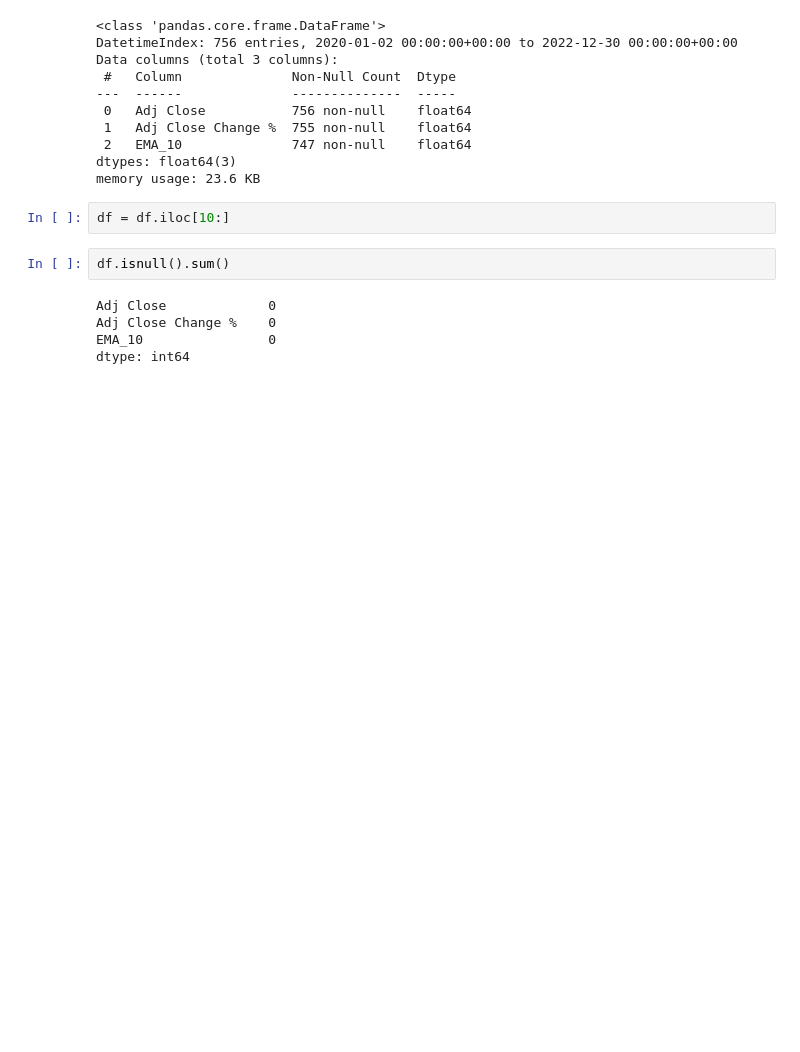
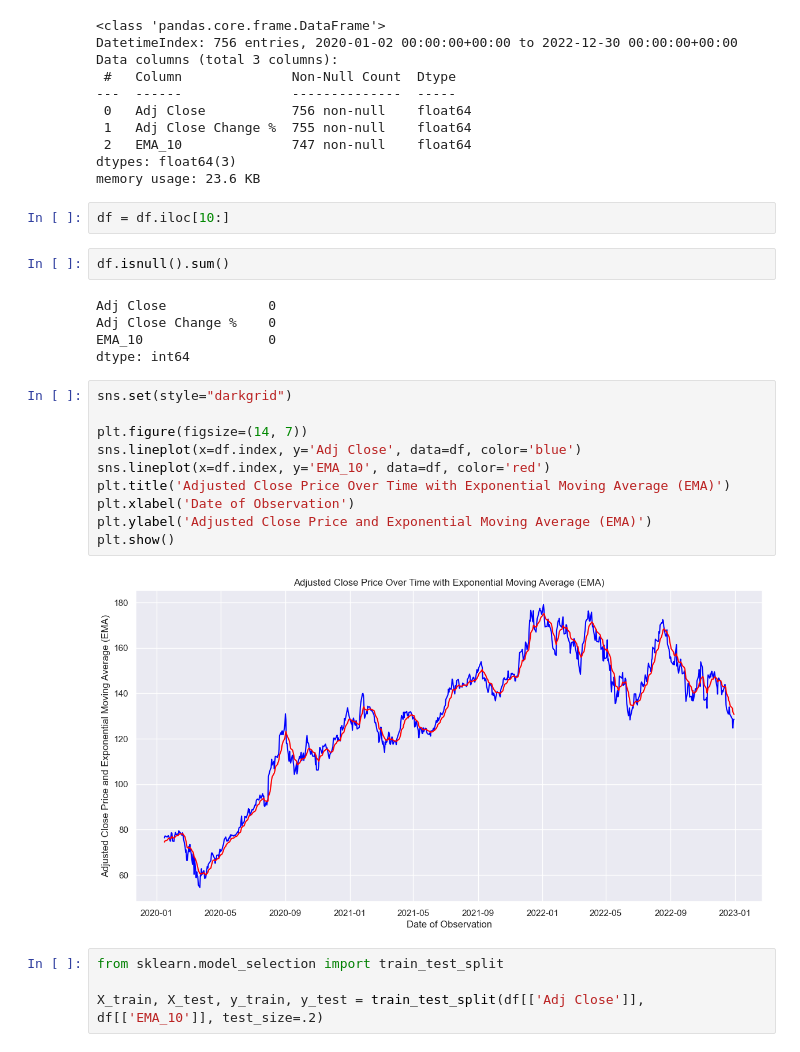
Before and after one commit to the-madhankumar/Stock_data, a Jupyter notebook: main.ipynb, the cells around one changed output. Saved outputs shown, nothing was run; the diff lists cells and outputs as text; blank space fills up the shorter version.

```diff
--- a/main.ipynb
+++ b/main.ipynb
@@ -140,3 +140,19 @@ Adj Close             0
 Adj Close Change %    0
 EMA_10                0
 dtype: int64
+# %%
+sns.set(style="darkgrid")
+
+plt.figure(figsize=(14, 7))
+sns.lineplot(x=df.index, y='Adj Close', data=df, color='blue')
+sns.lineplot(x=df.index, y='EMA_10', data=df, color='red')
+plt.title('Adjusted Close Price Over Time with Exponential Moving Average (EMA)')
+plt.xlabel('Date of Observation')
+plt.ylabel('Adjusted Close Price and Exponential Moving Average (EMA)')
+plt.show()
+# %% [output]
+[figure, added]
+# %%
+from sklearn.model_selection import train_test_split
+
+X_train, X_test, y_train, y_test = train_test_split(df[['Adj Close']], df[['EMA_10']], test_size=.2)
```
Also changed, not shown: parts of 3 cells of this notebook.
